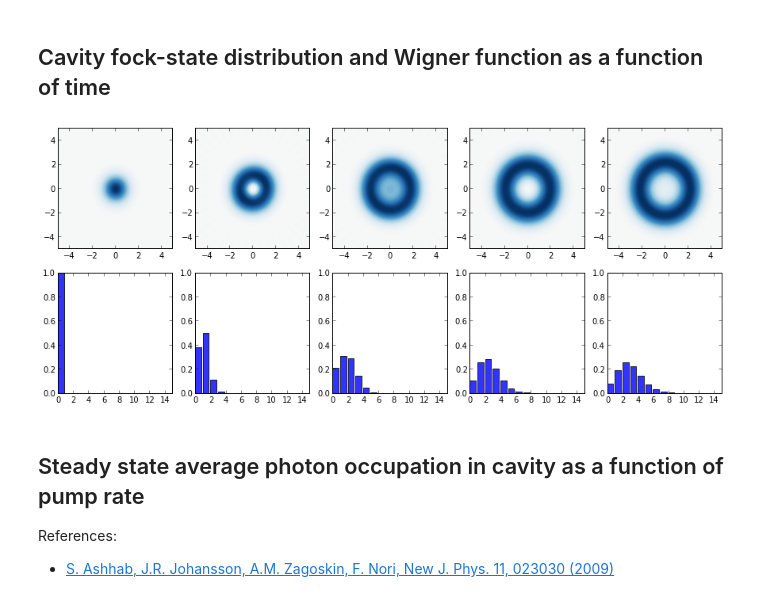
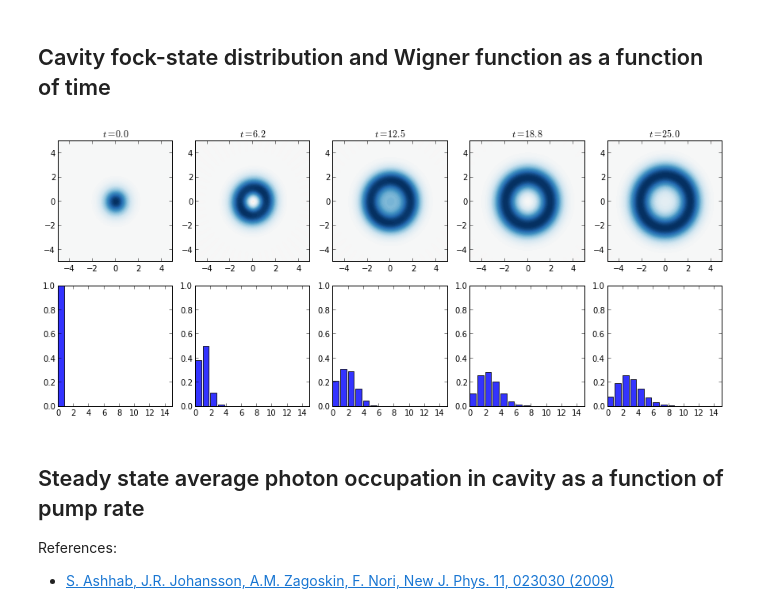
Before and after one commit to jrjohansson/qutip-lectures, a Jupyter notebook: Lecture-2B-Single-Atom-Lasing.ipynb, the cells around one changed output. Drawn from its saved outputs; the diff is of its cells as text; code cells hidden in the pictures.

```diff
--- a/Lecture-2B-Single-Atom-Lasing.ipynb
+++ b/Lecture-2B-Single-Atom-Lasing.ipynb
@@ -169,28 +160,32 @@ output = mesolve(H, psi0, linspace(0, 25, 5), c_ops, [], options=opt)
+# %%
+tlist = linspace(0, 25, 5)
+output = mesolve(H, psi0, tlist, c_ops, [], options=Odeoptions(nsteps=5000))
 # %%
 rho_ss_sublist = output.states
 
 xvec = linspace(-5,5,200)
 
 fig, axes = subplots(2, len(rho_ss_sublist), figsize=(3*len(rho_ss_sublist), 6))
 
 for idx, rho_ss in enumerate(rho_ss_sublist):
 
     # trace out the cavity density matrix
     rho_ss_cavity = ptrace(rho_ss, 0)
 
     # calculate its wigner function
     W = wigner(rho_ss_cavity, xvec, xvec)
 
     # plot its wigner function
     wlim = abs(W).max()
     axes[0,idx].contourf(xvec, xvec, W, 100, norm=mpl.colors.Normalize(-wlim,wlim), cmap=get_cmap('RdBu'))
+    axes[0,idx].set_title(r'$t = %.1f$' % tlist[idx])
 
     # plot its fock-state distribution
     axes[1,idx].bar(arange(0, N), real(rho_ss_cavity.diag()), color="blue", alpha=0.8)
     axes[1,idx].set_ylim(0, 1)
     axes[1,idx].set_xlim(0, 15)
 # %% [output]
-[figure, old version]
+[figure, new version]
 # %% [markdown]
 ## Steady state average photon occupation in cavity as a function of pump rate
 
```
Also changed, not shown: parts of 13 cells of this notebook.
